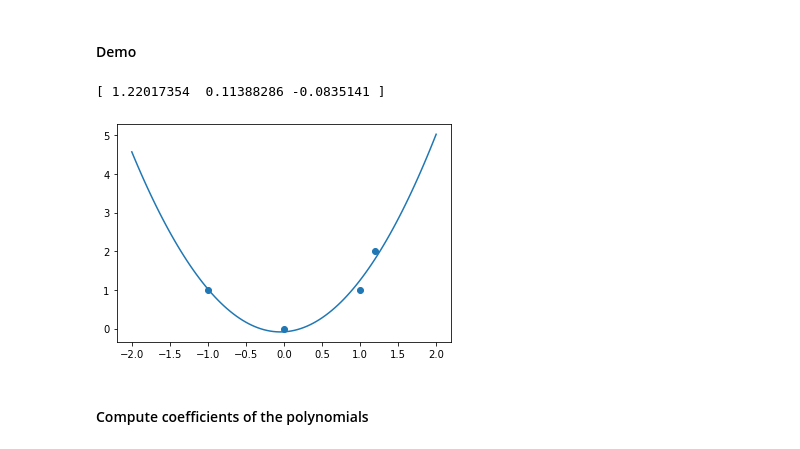
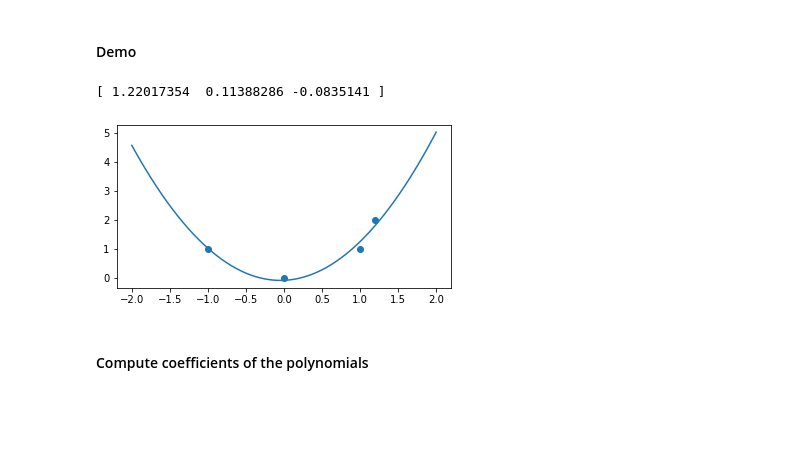
Before and after one commit to matthiaszeller/VAD-0D-DNN, a Jupyter notebook: notebooks/N1-HQ-curve-HMIII.ipynb, the cells around one changed output. Drawn from its saved outputs; the diff is of its cells as text; code cells hidden in the pictures; blank space fills up the shorter version.

```diff
--- a/notebooks/N1-HQ-curve-HMIII.ipynb
+++ b/notebooks/N1-HQ-curve-HMIII.ipynb
@@ -75,16 +83,17 @@ for RPM in data:
 # %%
 # Demo numpy.polyfit: f(x)=x^2
 x = [-1,0,1, 1.2]
 y = [1,0,1, 2]
 coefs = np.polyfit(x, y, 2)
 coefs # order: x^n, x^n-1, ..., x^1, x^0
 print(coefs)
+plt.subplots(1,1,figsize=(6,3))
 plt.scatter(x, y)
 x = np.linspace(-2, 2, 100)
 plt.plot(x, np.polyval(coefs, x));
 # %% [output]
 [ 1.22017354  0.11388286 -0.0835141 ]
-[figure, old version]
+[figure, new version]
 # %% [markdown]
 #### Compute coefficients of the polynomials
 # %%
```
Also changed, not shown: parts of 15 cells of this notebook.
